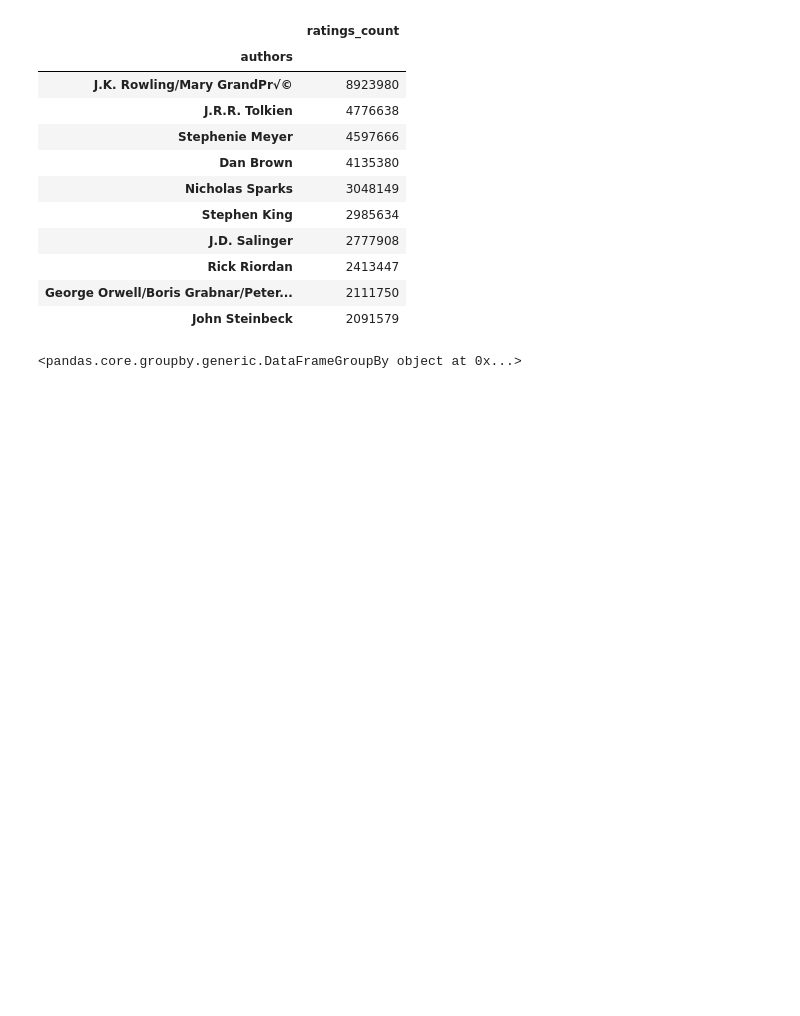
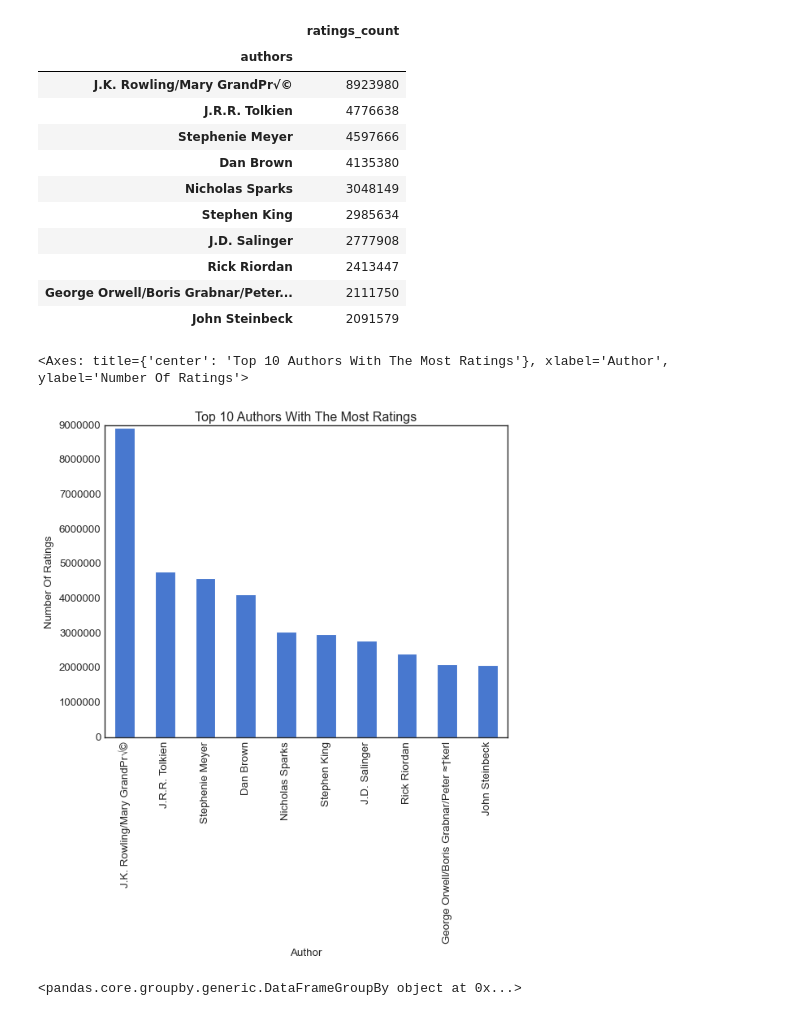
Before and after one commit to nharakh00/Book_Popularity, a Jupyter notebook: Book_Popularity.ipynb, the cells around one changed output. Drawn from its saved outputs; the diff is of its cells as text; code cells hidden in the pictures; blank space fills up the shorter version.

```diff
--- a/Book_Popularity.ipynb
+++ b/Book_Popularity.ipynb
@@ -24,3 +46,5 @@ df
+# %%
+plt.style.use("seaborn-v0_8-muted")
 # %%
 df.info()
 # %% [output]
@@ -103,7 +127,8 @@ a_rc
 # %% [output]
 <pandas.core.groupby.generic.DataFrameGroupBy object at 0x...>
 # %%
-a_rc.sum().sort_values("ratings_count", ascending = False).head(10)
+top_a_rc = a_rc.sum().sort_values("ratings_count", ascending = False).head(10)
+top_a_rc
 # %% [output]
 |  | ratings_count |
 | authors |  |
@@ -117,6 +142,12 @@ a_rc.sum().sort_values("ratings_count", ascending = False).head(10)
 | Rick Riordan | 2413447 |
 | George Orwell/Boris Grabnar/Peter... | 2111750 |
 | John Steinbeck | 2091579 |
+# %%
+top_a_rc.plot(kind = "bar", title = "Top 10 Authors With The Most Ratings", xlabel = "Author",
+              ylabel = "Number Of Ratings", legend = False)
+# %% [output]
+<Axes: title={'center': 'Top 10 Authors With The Most Ratings'}, xlabel='Author', ylabel='Number Of Ratings'>
+[figure, added]
 # %%
 a_tr = df[["authors", "text_reviews_count"]].groupby(by="authors")
 a_tr
```
Also changed, not shown: parts of 17 cells of this notebook.
